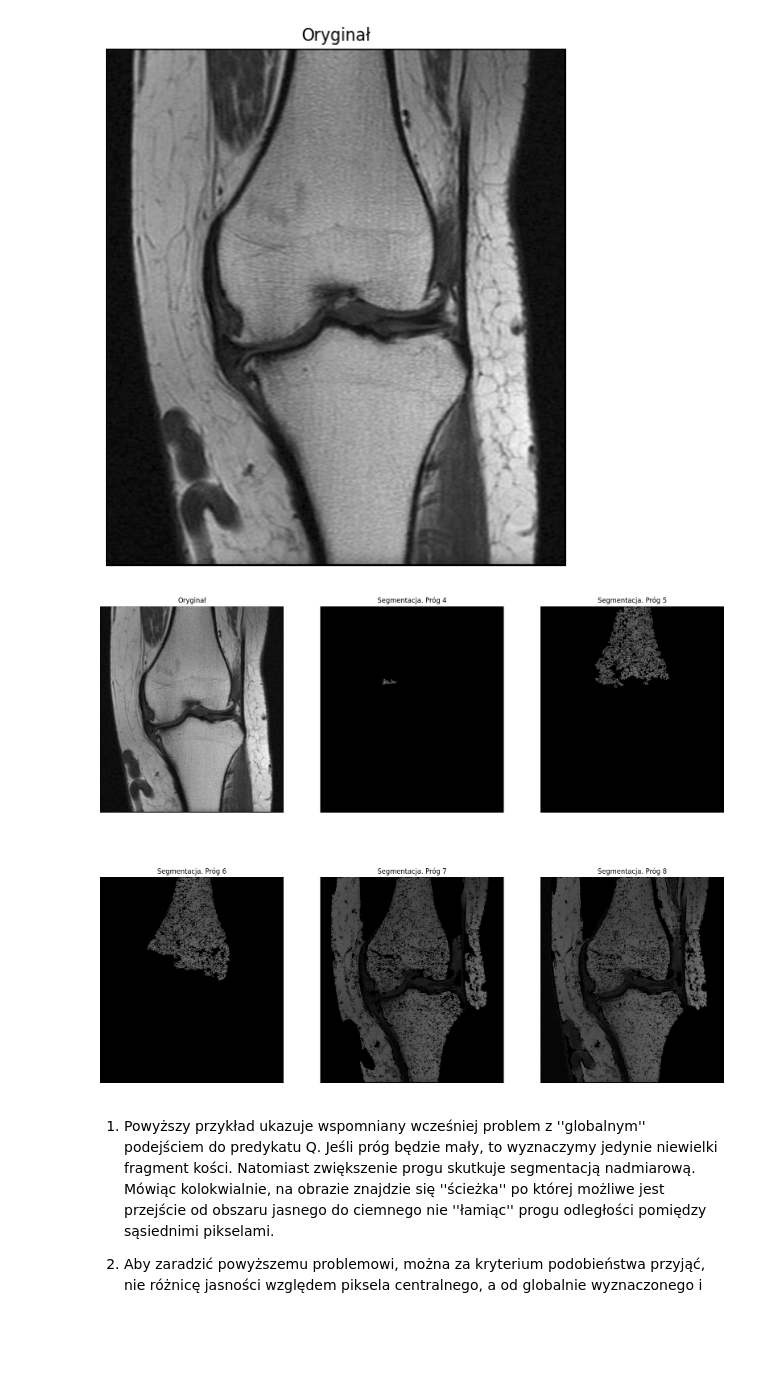
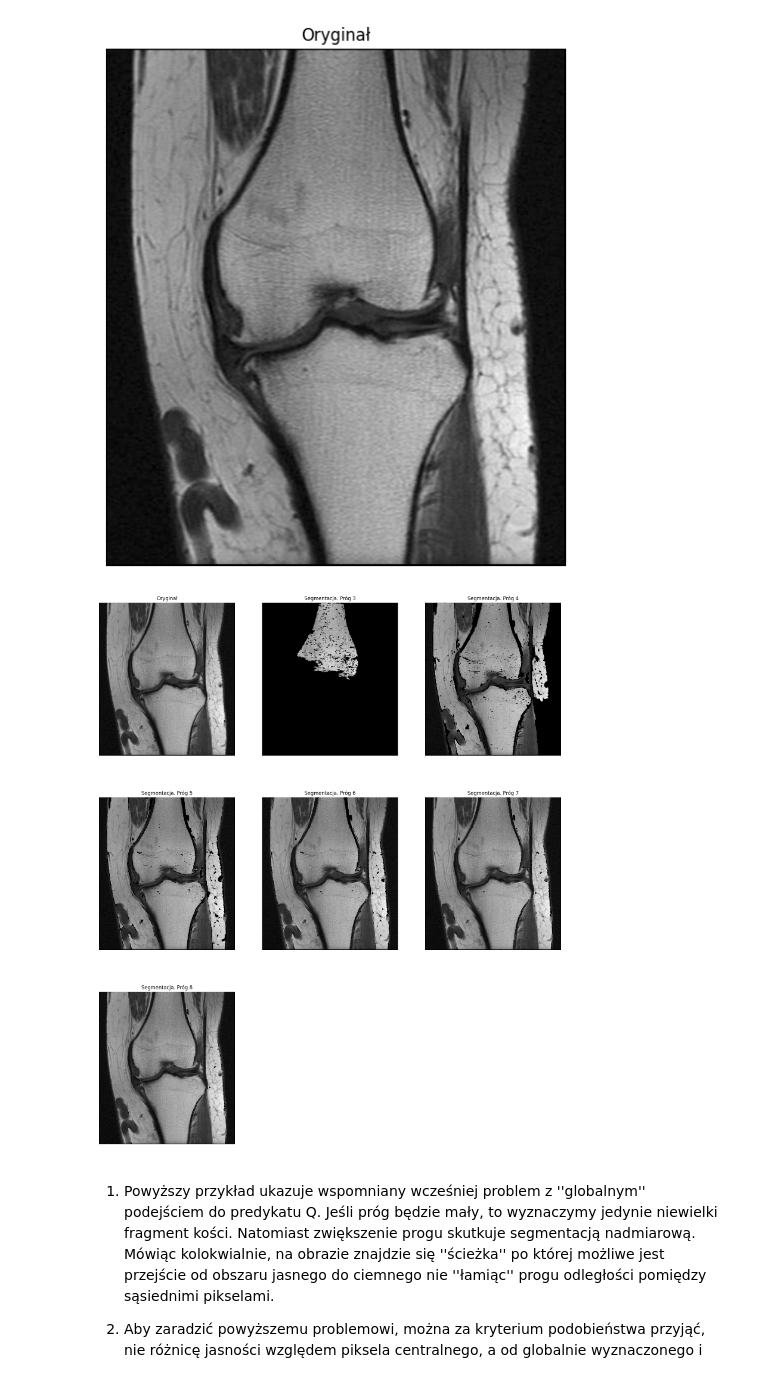
Before and after one commit to DziqG2NK/Przetwarzanie-i-analiza-obraz-w-cyfrowych, a Jupyter notebook: zajecia_5/12_segmentation.ipynb, the cells around one changed output. Drawn from its saved outputs; the diff is of its cells as text; code cells hidden in the pictures; blank space fills up the shorter version.

Commit message:
Probably dynamic segmentation finished

```diff
--- a/zajecia_5/12_segmentation.ipynb
+++ b/zajecia_5/12_segmentation.ipynb
@@ -179,12 +179,11 @@ def is_in_segment(visited: np.ndarray, center_val: int, neighbour_val: int, neig
     return np.abs(distance) < threshold and not visited[neighbour_y, neighbour_x]
 
 
-def segmentation(img: np.ndarray, start_cord_y: int, start_cord_x: int, ksize: int, threshold: int):
+def segmentation(img: np.ndarray, start_cord_y: int, start_cord_x: int, threshold: int):
     height, width = img.shape
     visited = np.full((height, width), False, dtype=bool)
     segmented = np.zeros((height, width))
     stack = []
-    actual_threshold = threshold
 
     stack.append((start_cord_y, start_cord_x))
     visited[start_cord_y, start_cord_x] = True
@@ -197,29 +196,29 @@ def segmentation(img: np.ndarray, start_cord_y: int, start_cord_x: int, ksize: i
         if img_part is not None:
             for i in range(-1, 2):
                 for j in range(-1, 2):
-                    if i != 0 and j != 0:
-                        if is_in_segment(visited, img[y, x], img[y + i, x + j], x + j, y + i, actual_threshold):
+                    if not (i == 0 and j == 0):
+                        if is_in_segment(visited, img[y, x], img[y + i, x + j], x + j, y + i, threshold):
                             segmented[y + i, x + j] = img[y + i, x + j]
                             stack.append((y + i, x + j))
-
-                        visited[y + i, x + j] = True
+                            visited[y + i, x + j] = True
 
     return segmented
 # %%
 KSIZE = 3
 
 images = {
     "Oryginał": knee,
-    f"Segmentacja. Próg {4}": segmentation(knee, 290, 259, ksize=KSIZE, threshold=4),
-    f"Segmentacja. Próg {5}": segmentation(knee, 290, 259, ksize=KSIZE, threshold=5),
-    f"Segmentacja. Próg {6}": segmentation(knee, 290, 259, ksize=KSIZE, threshold=6),
-    f"Segmentacja. Próg {7}": segmentation(knee, 290, 259, ksize=KSIZE, threshold=7),
-    f"Segmentacja. Próg {8}": segmentation(knee, 290, 259, ksize=KSIZE, threshold=8)
+    f"Segmentacja. Próg {3}": segmentation(knee, 290, 259, threshold=3),
+    f"Segmentacja. Próg {4}": segmentation(knee, 290, 259, threshold=4),
+    f"Segmentacja. Próg {5}": segmentation(knee, 290, 259, threshold=5),
+    f"Segmentacja. Próg {6}": segmentation(knee, 290, 259, threshold=6),
+    f"Segmentacja. Próg {7}": segmentation(knee, 290, 259, threshold=7),
+    f"Segmentacja. Próg {8}": segmentation(knee, 290, 259, threshold=8)
 }
 
 plots(**images)
 # %% [output]
-[figure, old version]
+[figure, new version]
 # %% [markdown]
 1. Powyższy przykład ukazuje wspomniany wcześniej problem z ''globalnym'' podejściem do predykatu Q.
   Jeśli próg będzie mały, to wyznaczymy jedynie niewielki fragment kości.
```
Also changed, not shown: parts of 3 cells of this notebook.
